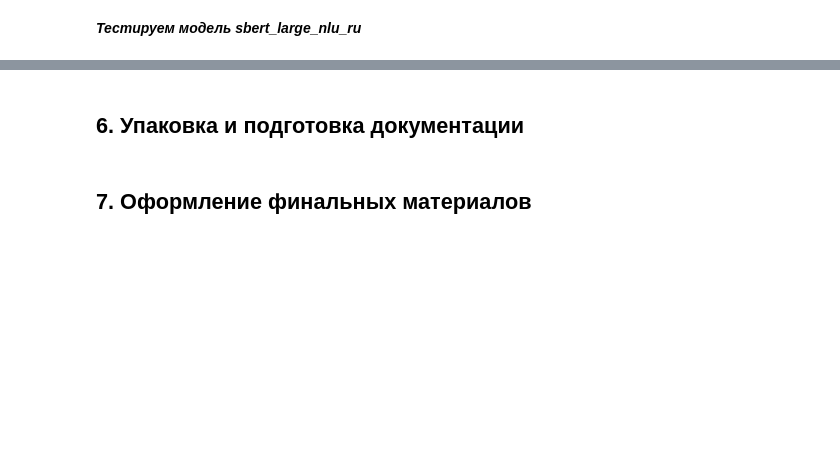
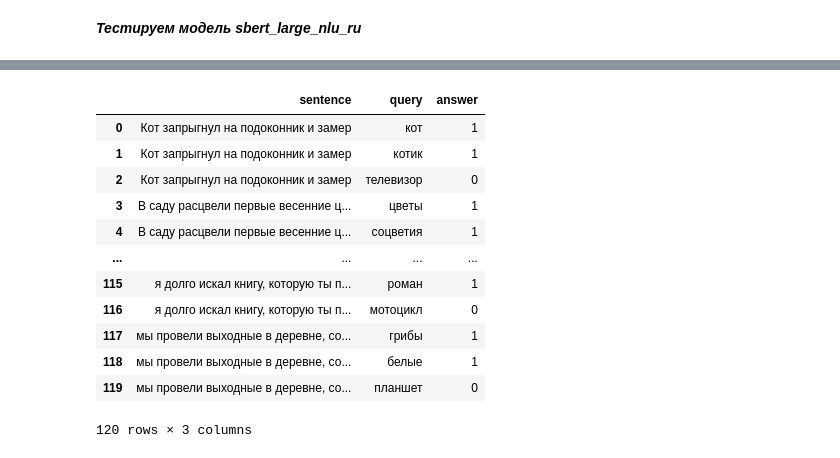
Before and after one commit to Radfiz/semantic_textual_similarity, a Jupyter notebook: main_notebook.ipynb, the cells around one changed output, grey strips where cells are left out. Cells and saved outputs as stored; diff of their text form; code cells hidden in the pictures; blank space fills up the shorter version.

```diff
--- a/main_notebook.ipynb
+++ b/main_notebook.ipynb
@@ -1173,4 +987,17 @@ STS
-# %% [markdown]
-## **6. Упаковка и подготовка документации**
-# %% [markdown]
-## **7. Оформление финальных материалов**
+# %%
+df = pd.read_csv('data/processed/ForMetrics.csv', sep='; ')
+df
+# %% [output]
+|  | sentence | query | answer |
+| 0 | Кот запрыгнул на подоконник и замер | кот | 1 |
+| 1 | Кот запрыгнул на подоконник и замер | котик | 1 |
+| 2 | Кот запрыгнул на подоконник и замер | телевизор | 0 |
+| 3 | В саду расцвели первые весенние ц... | цветы | 1 |
+| 4 | В саду расцвели первые весенние ц... | соцветия | 1 |
+| ... | ... | ... | ... |
+| 115 | я долго искал книгу, которую ты п... | роман | 1 |
+| 116 | я долго искал книгу, которую ты п... | мотоцикл | 0 |
+| 117 | мы провели выходные в деревне, со... | грибы | 1 |
+| 118 | мы провели выходные в деревне, со... | белые | 1 |
+| 119 | мы провели выходные в деревне, со... | планшет | 0 |
+120 rows × 3 columns
```
Also changed, not shown: parts of 37 cells of this notebook.
